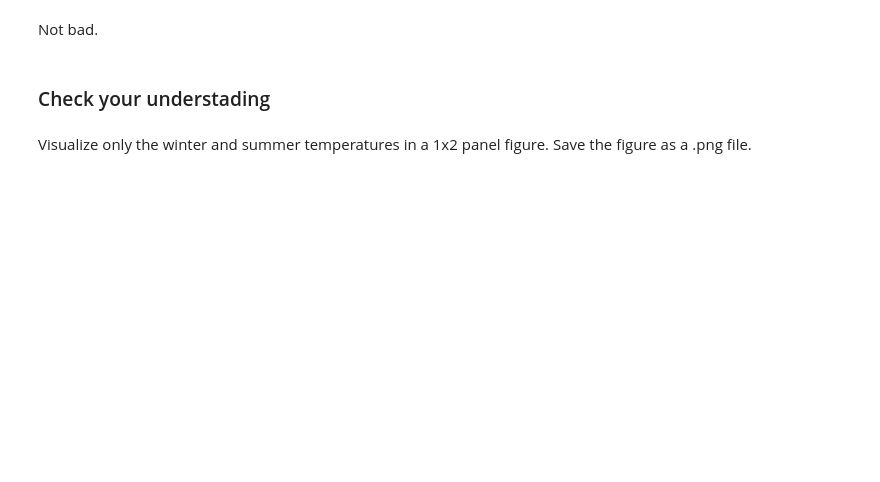
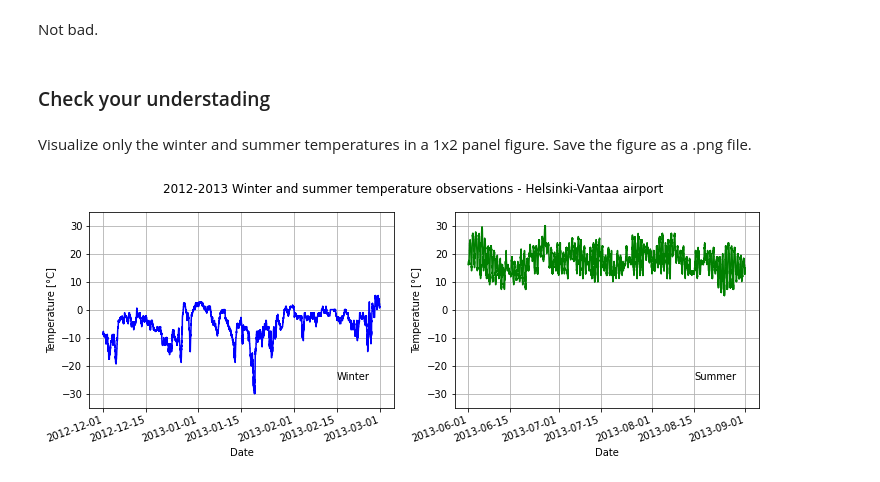
Before and after one commit to arr678/Hels-L7, a Jupyter notebook: L7/advanced-plotting.ipynb, the cells around one changed output. Saved outputs shown, nothing was run; the diff lists cells and outputs as text; code cells hidden in the pictures; blank space fills up the shorter version.

```diff
--- a/L7/advanced-plotting.ipynb
+++ b/L7/advanced-plotting.ipynb
@@ -314,3 +318,36 @@ Not bad.
 # %% [markdown]
 Visualize only the winter and summer temperatures in a 1x2 panel figure.
 Save the figure as a .png file.
+# %%
+# Two subplots side-by-side
+fig, axs = plt.subplots(nrows=1, ncols=2, figsize=(12,4))
+
+# Set plot line width
+line_width = 1.5
+
+# Plot data
+winter_temps.plot(ax=axs[0], c='blue', lw=line_width,
+                  ylim=[min_temp, max_temp], grid=True)
+summer_temps.plot(ax=axs[1], c='green', lw=line_width,
+                  ylim=[min_temp, max_temp], grid=True)
+
+# Set figure title
+fig.suptitle('2012-2013 Winter and summer temperature observations - Helsinki-Vantaa airport')
+
+# Rotate the x-axis labels so they don't overlap
+plt.setp(axs[0].xaxis.get_majorticklabels(), rotation=20)
+plt.setp(axs[1].xaxis.get_majorticklabels(), rotation=20)
+
+# Axis labels
+axs[0].set_xlabel('Date')
+axs[1].set_xlabel('Date')
+axs[0].set_ylabel('Temperature [°C]')
+axs[1].set_ylabel('Temperature [°C]')
+
+# Season label text
+axs[0].text(pd.to_datetime('20130215'), -25, 'Winter')
+axs[1].text(pd.to_datetime('20130815'), -25, 'Summer')
+
+plt.savefig("HelsinkiVantaa_WinterSummer_2012-2013.png")
+# %% [output]
+[figure, added]
```
Also changed, not shown: parts of 2 cells of this notebook.
